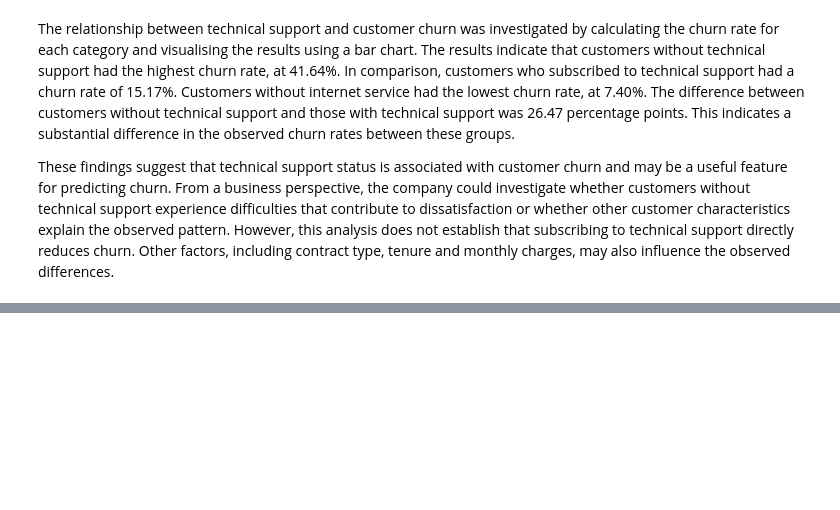
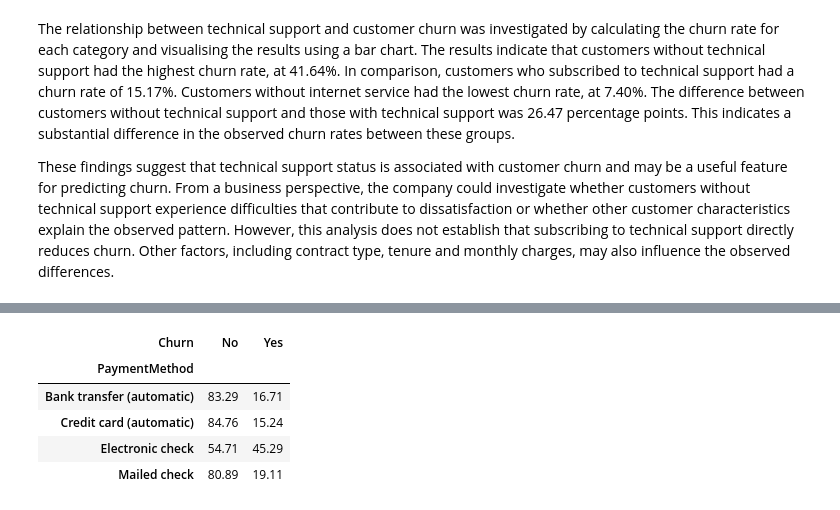
Before and after one commit to SJ174/MLCW, a Jupyter notebook: MLCW_Task_01.ipynb, the cells around one changed output, grey strips where cells are left out. Saved outputs shown, nothing was run; the diff lists cells and outputs as text; code cells hidden in the pictures; blank space fills up the shorter version.

```diff
--- a/MLCW_Task_01.ipynb
+++ b/MLCW_Task_01.ipynb
@@ -403,0 +438,15 @@ These findings suggest that technical support status is associated with customer
+# %%
+payment_churn = pd.crosstab(
+    df['PaymentMethod'],
+    df['Churn'],
+    normalize='index'
+) * 100
+
+payment_churn.round(2)
+# %% [output]
+| Churn | No | Yes |
+| PaymentMethod |  |  |
+| Bank transfer (automatic) | 83.29 | 16.71 |
+| Credit card (automatic) | 84.76 | 15.24 |
+| Electronic check | 54.71 | 45.29 |
+| Mailed check | 80.89 | 19.11 |
```
Also changed, not shown: parts of 7 cells of this notebook.
